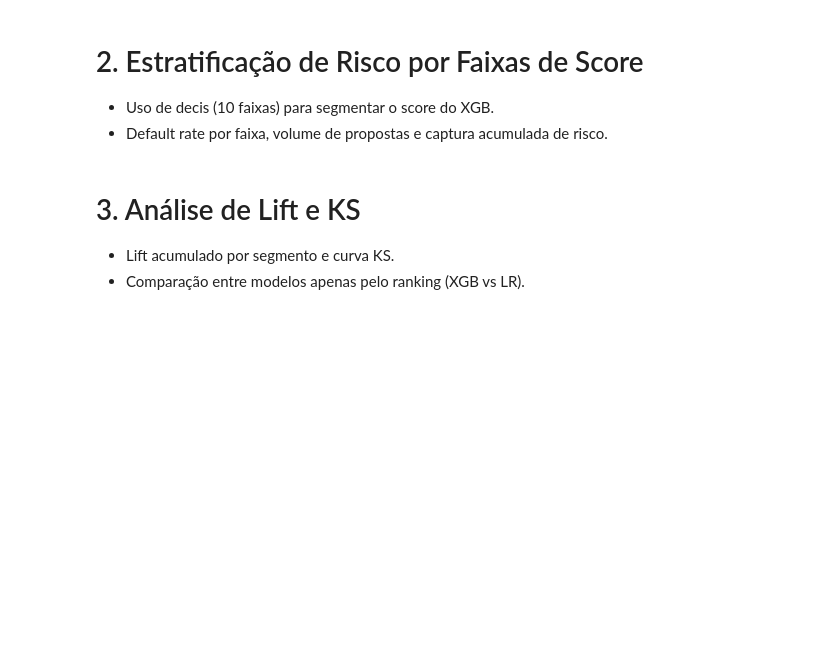
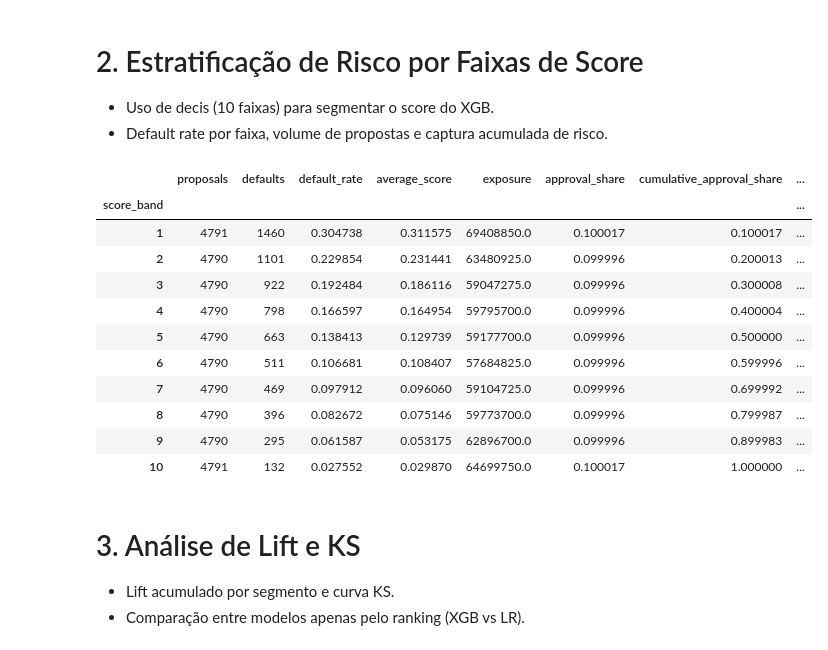
Before and after one commit to imonteiroyh/LoanCreditRisk, a Jupyter notebook: notebooks/05_policy.ipynb, the cells around one changed output. Drawn from its saved outputs; the diff is of its cells as text; code cells hidden in the pictures; blank space fills up the shorter version.

```diff
--- a/notebooks/05_policy.ipynb
+++ b/notebooks/05_policy.ipynb
@@ -216,38 +397,48 @@ print({"validation_default_rate": validation_data[TARGET].mean(), "validation_si
 # %%
 SEGMENTS = 10
 score_column = XGB_SCORE_COLUMN
 
 validation_scores = validation_data[[TARGET, score_column, "loan_amount_funded"]].copy()
 validation_scores["score_rank"] = validation_scores[score_column].rank(method="first", ascending=False)
-validation_scores["score_band"] = pd.qcut(
-    validation_scores["score_rank"], q=SEGMENTS, labels=False
-) + 1
+validation_scores["score_band"] = pd.qcut(validation_scores["score_rank"], q=SEGMENTS, labels=False) + 1
 
 risk_bands = (
-    validation_scores
-    .groupby("score_band")
+    validation_scores.groupby("score_band")
     .agg(
         proposals=("loan_amount_funded", "size"),
         defaults=(TARGET, "sum"),
         default_rate=(TARGET, "mean"),
         average_score=(score_column, "mean"),
         exposure=("loan_amount_funded", "sum"),
     )
     .sort_index()
 )
 
 risk_bands["approval_share"] = risk_bands["proposals"] / risk_bands["proposals"].sum()
 risk_bands["cumulative_approval_share"] = risk_bands["approval_share"].cumsum()
 
 total_defaults = risk_bands["defaults"].sum()
 risk_bands["cumulative_default_capture"] = (
     risk_bands["defaults"].cumsum() / total_defaults if total_defaults > 0 else np.nan
 )
 
 risk_bands["exposure_share"] = risk_bands["exposure"] / risk_bands["exposure"].sum()
 risk_bands["cumulative_exposure_share"] = risk_bands["exposure_share"].cumsum()
 
 display(risk_bands)
+# %% [output]
+|  | proposals | defaults | default_rate | average_score | exposure | approval_share | cumulative_approval_share | ... |
+| score_band |  |  |  |  |  |  |  | ... |
+| 1 | 4791 | 1460 | 0.304738 | 0.311575 | 69408850.0 | 0.100017 | 0.100017 | ... |
+| 2 | 4790 | 1101 | 0.229854 | 0.231441 | 63480925.0 | 0.099996 | 0.200013 | ... |
+| 3 | 4790 | 922 | 0.192484 | 0.186116 | 59047275.0 | 0.099996 | 0.300008 | ... |
+| 4 | 4790 | 798 | 0.166597 | 0.164954 | 59795700.0 | 0.099996 | 0.400004 | ... |
+| 5 | 4790 | 663 | 0.138413 | 0.129739 | 59177700.0 | 0.099996 | 0.500000 | ... |
+| 6 | 4790 | 511 | 0.106681 | 0.108407 | 57684825.0 | 0.099996 | 0.599996 | ... |
+| 7 | 4790 | 469 | 0.097912 | 0.096060 | 59104725.0 | 0.099996 | 0.699992 | ... |
+| 8 | 4790 | 396 | 0.082672 | 0.075146 | 59773700.0 | 0.099996 | 0.799987 | ... |
+| 9 | 4790 | 295 | 0.061587 | 0.053175 | 62896700.0 | 0.099996 | 0.899983 | ... |
+| 10 | 4791 | 132 | 0.027552 | 0.029870 | 64699750.0 | 0.100017 | 1.000000 | ... |
 # %%
 fig, axes = plt.subplots(1, 2, figsize=(12, 4))
 
```
Also changed, not shown: parts of 43 cells of this notebook.
